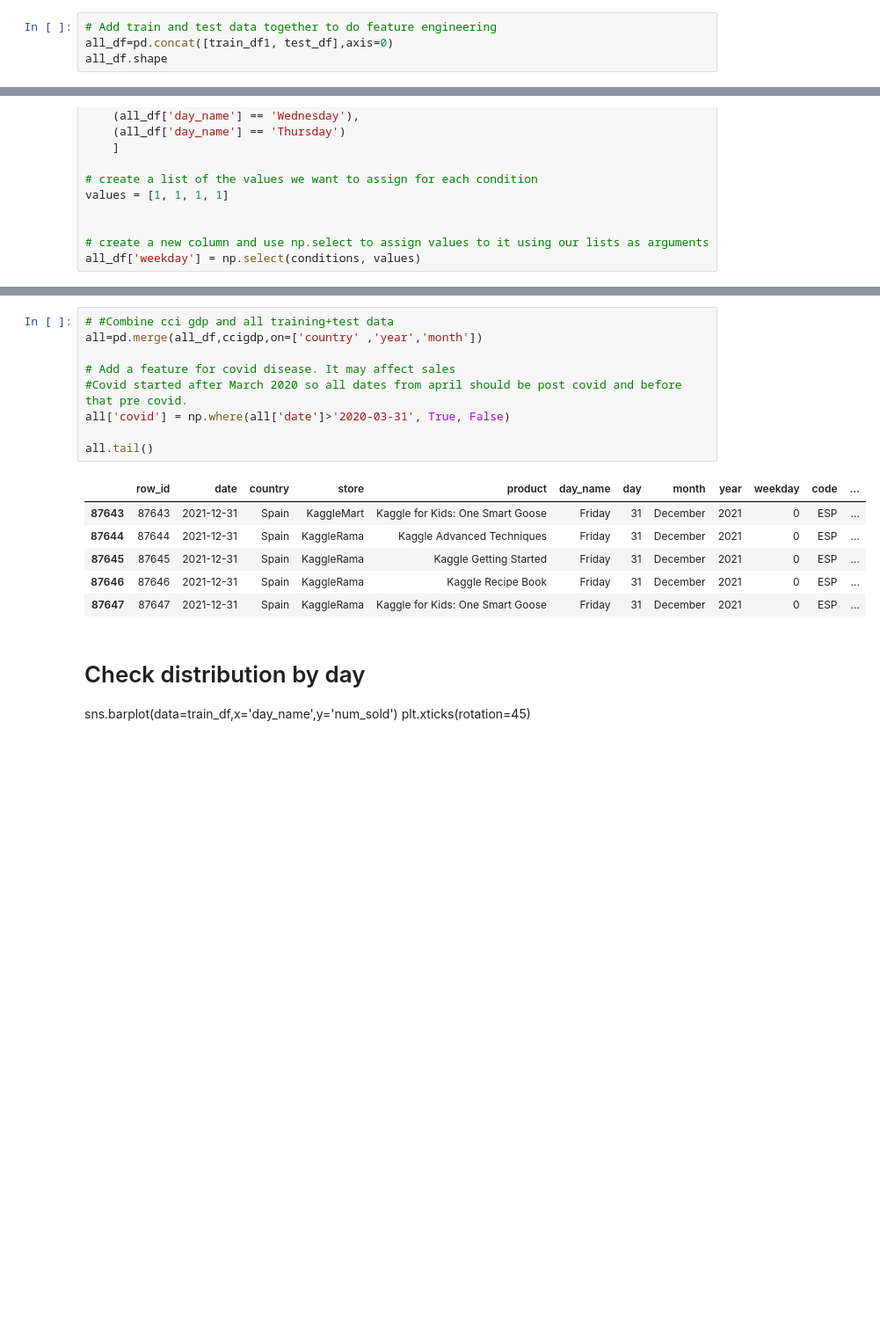
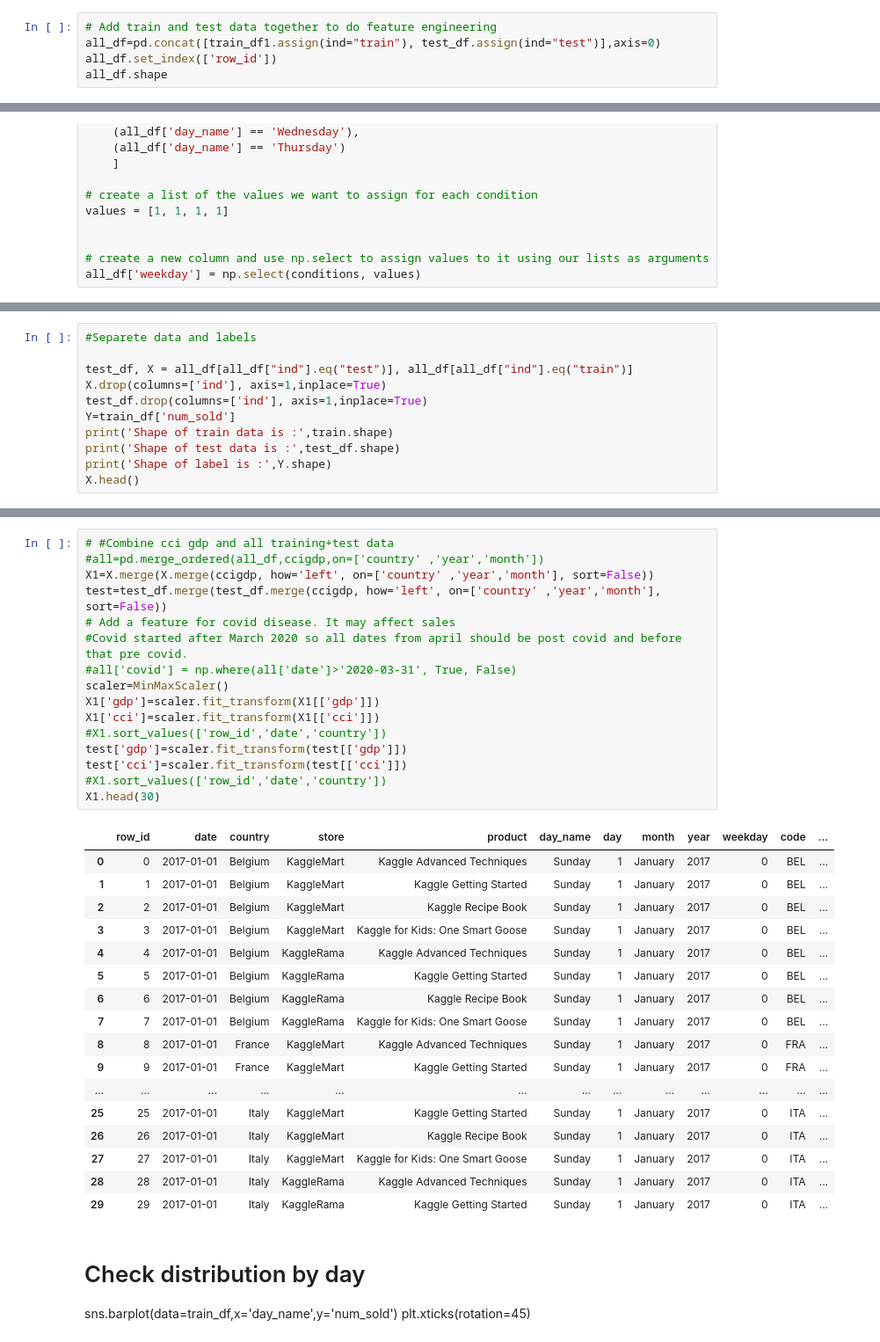
Before and after one commit to Chirag314/Tabular-Data-Series, a Jupyter notebook: tds_sep_22_time_series.ipynb, the cells around one changed output, grey strips where cells are left out. Shown at 88% size. Drawn from its saved outputs; the diff is of its cells as text; blank space fills up the shorter version.

```diff
--- a/tds_sep_22_time_series.ipynb
+++ b/tds_sep_22_time_series.ipynb
@@ -69,6 +70,7 @@ train_df1.head()
 | 4 | 4 | 2017-01-01 | Belgium | KaggleRama | Kaggle Advanced Techniques |
 # %%
 # Add train and test data together to do feature engineering
-all_df=pd.concat([train_df1, test_df],axis=0)
+all_df=pd.concat([train_df1.assign(ind="train"), test_df.assign(ind="test")],axis=0)
+all_df.set_index(['row_id'])
 all_df.shape
 # %% [output]
@@ -318,0 +325,11 @@ all_df.head(100)
+# %%
+#Separete data and labels
+
+test_df, X = all_df[all_df["ind"].eq("test")], all_df[all_df["ind"].eq("train")]
+X.drop(columns=['ind'], axis=1,inplace=True)
+test_df.drop(columns=['ind'], axis=1,inplace=True)
+Y=train_df['num_sold']
+print('Shape of train data is :',train.shape)
+print('Shape of test data is :',test_df.shape)
+print('Shape of label is :',Y.shape)
+X.head()
@@ -319,19 +350,37 @@ all_df.head(100)
 # %%
 # #Combine cci gdp and all training+test data
-all=pd.merge(all_df,ccigdp,on=['country' ,'year','month'])
-
+#all=pd.merge_ordered(all_df,ccigdp,on=['country' ,'year','month'])
+X1=X.merge(X.merge(ccigdp, how='left', on=['country' ,'year','month'], sort=False))
+test=test_df.merge(test_df.merge(ccigdp, how='left', on=['country' ,'year','month'], sort=False))
 # Add a feature for covid disease. It may affect sales
 #Covid started after March 2020 so all dates from april should be post covid and before that pre covid.
-all['covid'] = np.where(all['date']>'2020-03-31', True, False)
-
-all.tail()
+#all['covid'] = np.where(all['date']>'2020-03-31', True, False)
+scaler=MinMaxScaler()
+X1['gdp']=scaler.fit_transform(X1[['gdp']])
+X1['cci']=scaler.fit_transform(X1[['cci']])
+#X1.sort_values(['row_id','date','country'])
+test['gdp']=scaler.fit_transform(test[['gdp']])
+test['cci']=scaler.fit_transform(test[['cci']])
+#X1.sort_values(['row_id','date','country'])
+X1.head(30)
 # %% [output]
 |  | row_id | date | country | store | product | day_name | day | month | year | weekday | code | ... |
-| 87643 | 87643 | 2021-12-31 | Spain | KaggleMart | Kaggle for Kids: One Smart Goose | Friday | 31 | December | 2021 | 0 | ESP | ... |
-| 87644 | 87644 | 2021-12-31 | Spain | KaggleRama | Kaggle Advanced Techniques | Friday | 31 | December | 2021 | 0 | ESP | ... |
-| 87645 | 87645 | 2021-12-31 | Spain | KaggleRama | Kaggle Getting Started | Friday | 31 | December | 2021 | 0 | ESP | ... |
-| 87646 | 87646 | 2021-12-31 | Spain | KaggleRama | Kaggle Recipe Book | Friday | 31 | December | 2021 | 0 | ESP | ... |
-| 87647 | 87647 | 2021-12-31 | Spain | KaggleRama | Kaggle for Kids: One Smart Goose | Friday | 31 | December | 2021 | 0 | ESP | ... |
+| 0 | 0 | 2017-01-01 | Belgium | KaggleMart | Kaggle Advanced Techniques | Sunday | 1 | January | 2017 | 0 | BEL | ... |
+| 1 | 1 | 2017-01-01 | Belgium | KaggleMart | Kaggle Getting Started | Sunday | 1 | January | 2017 | 0 | BEL | ... |
+| 2 | 2 | 2017-01-01 | Belgium | KaggleMart | Kaggle Recipe Book | Sunday | 1 | January | 2017 | 0 | BEL | ... |
+| 3 | 3 | 2017-01-01 | Belgium | KaggleMart | Kaggle for Kids: One Smart Goose | Sunday | 1 | January | 2017 | 0 | BEL | ... |
+| 4 | 4 | 2017-01-01 | Belgium | KaggleRama | Kaggle Advanced Techniques | Sunday | 1 | January | 2017 | 0 | BEL | ... |
+| 5 | 5 | 2017-01-01 | Belgium | KaggleRama | Kaggle Getting Started | Sunday | 1 | January | 2017 | 0 | BEL | ... |
+| 6 | 6 | 2017-01-01 | Belgium | KaggleRama | Kaggle Recipe Book | Sunday | 1 | January | 2017 | 0 | BEL | ... |
+| 7 | 7 | 2017-01-01 | Belgium | KaggleRama | Kaggle for Kids: One Smart Goose | Sunday | 1 | January | 2017 | 0 | BEL | ... |
+| 8 | 8 | 2017-01-01 | France | KaggleMart | Kaggle Advanced Techniques | Sunday | 1 | January | 2017 | 0 | FRA | ... |
+| 9 | 9 | 2017-01-01 | France | KaggleMart | Kaggle Getting Started | Sunday | 1 | January | 2017 | 0 | FRA | ... |
+| ... | ... | ... | ... | ... | ... | ... | ... | ... | ... | ... | ... | ... |
+| 25 | 25 | 2017-01-01 | Italy | KaggleMart | Kaggle Getting Started | Sunday | 1 | January | 2017 | 0 | ITA | ... |
+| 26 | 26 | 2017-01-01 | Italy | KaggleMart | Kaggle Recipe Book | Sunday | 1 | January | 2017 | 0 | ITA | ... |
+| 27 | 27 | 2017-01-01 | Italy | KaggleMart | Kaggle for Kids: One Smart Goose | Sunday | 1 | January | 2017 | 0 | ITA | ... |
+| 28 | 28 | 2017-01-01 | Italy | KaggleRama | Kaggle Advanced Techniques | Sunday | 1 | January | 2017 | 0 | ITA | ... |
+| 29 | 29 | 2017-01-01 | Italy | KaggleRama | Kaggle Getting Started | Sunday | 1 | January | 2017 | 0 | ITA | ... |
 # %% [markdown]
 # Check distribution by day
 sns.barplot(data=train_df,x='day_name',y='num_sold')
```
Also changed, not shown: parts of 18 cells of this notebook.
